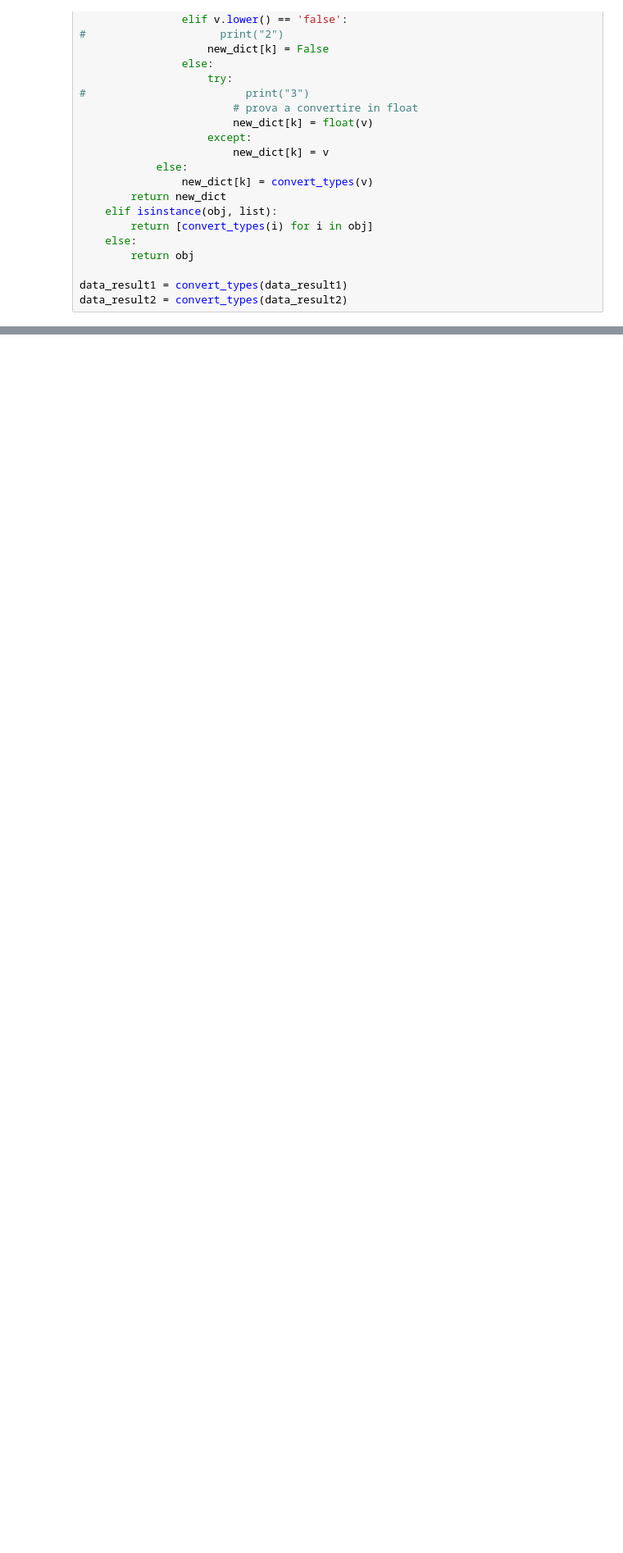
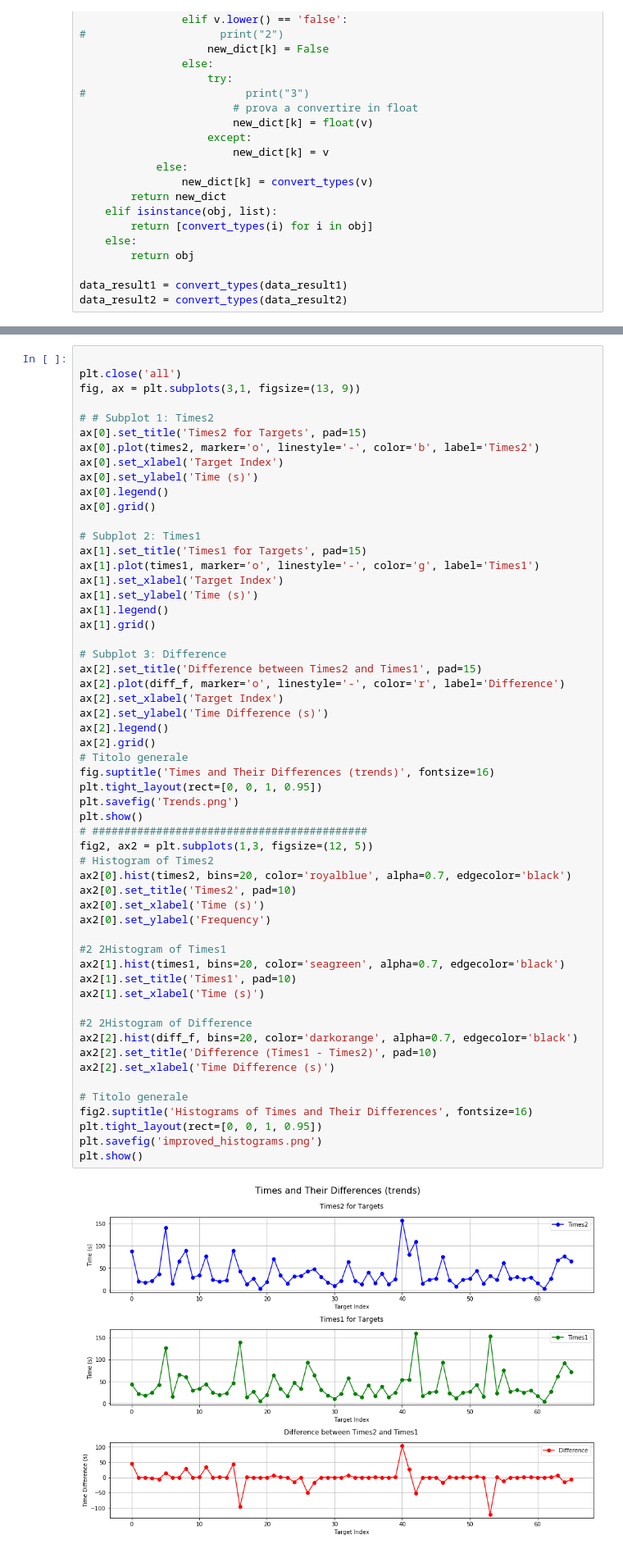
Before and after one commit to xxxxxchristian02xxxxx/rt2_ass2, a Jupyter notebook: processing_data.ipynb, the cells around one changed output, grey strips where cells are left out. Shown: that part at 82% size. Drawn from its saved outputs; the diff is of its cells as text; blank space fills up the shorter version.

```diff
--- a/processing_data.ipynb
+++ b/processing_data.ipynb
@@ -235,0 +189,58 @@ print(a-b)
+# %%
+
+plt.close('all')
+fig, ax = plt.subplots(3,1, figsize=(13, 9))
+
+# # Subplot 1: Times2
+ax[0].set_title('Times2 for Targets', pad=15)
+ax[0].plot(times2, marker='o', linestyle='-', color='b', label='Times2')
+ax[0].set_xlabel('Target Index')
+ax[0].set_ylabel('Time (s)')
+ax[0].legend()
+ax[0].grid()
+
+# Subplot 2: Times1
+ax[1].set_title('Times1 for Targets', pad=15)
+ax[1].plot(times1, marker='o', linestyle='-', color='g', label='Times1')
+ax[1].set_xlabel('Target Index')
+ax[1].set_ylabel('Time (s)')
+ax[1].legend()
+ax[1].grid()
+
+# Subplot 3: Difference
+ax[2].set_title('Difference between Times2 and Times1', pad=15)
+ax[2].plot(diff_f, marker='o', linestyle='-', color='r', label='Difference')
+ax[2].set_xlabel('Target Index')
+ax[2].set_ylabel('Time Difference (s)')
+ax[2].legend()
+ax[2].grid()
+# Titolo generale
+fig.suptitle('Times and Their Differences (trends)', fontsize=16)
+plt.tight_layout(rect=[0, 0, 1, 0.95])
+plt.savefig('Trends.png')
+plt.show()
+# ###########################################
+fig2, ax2 = plt.subplots(1,3, figsize=(12, 5))
+# Histogram of Times2
+ax2[0].hist(times2, bins=20, color='royalblue', alpha=0.7, edgecolor='black')
+ax2[0].set_title('Times2', pad=10)
+ax2[0].set_xlabel('Time (s)')
+ax2[0].set_ylabel('Frequency')
+
+#2 2Histogram of Times1
+ax2[1].hist(times1, bins=20, color='seagreen', alpha=0.7, edgecolor='black')
+ax2[1].set_title('Times1', pad=10)
+ax2[1].set_xlabel('Time (s)')
+
+#2 2Histogram of Difference
+ax2[2].hist(diff_f, bins=20, color='darkorange', alpha=0.7, edgecolor='black')
+ax2[2].set_title('Difference (Times1 - Times2)', pad=10)
+ax2[2].set_xlabel('Time Difference (s)')
+
+# Titolo generale
+fig2.suptitle('Histograms of Times and Their Differences', fontsize=16)
+plt.tight_layout(rect=[0, 0, 1, 0.95])
+plt.savefig('improved_histograms.png')
+plt.show()
+# %% [output]
+[figure, added]
```
Also changed, not shown: parts of 16 cells of this notebook, 3 other files.
